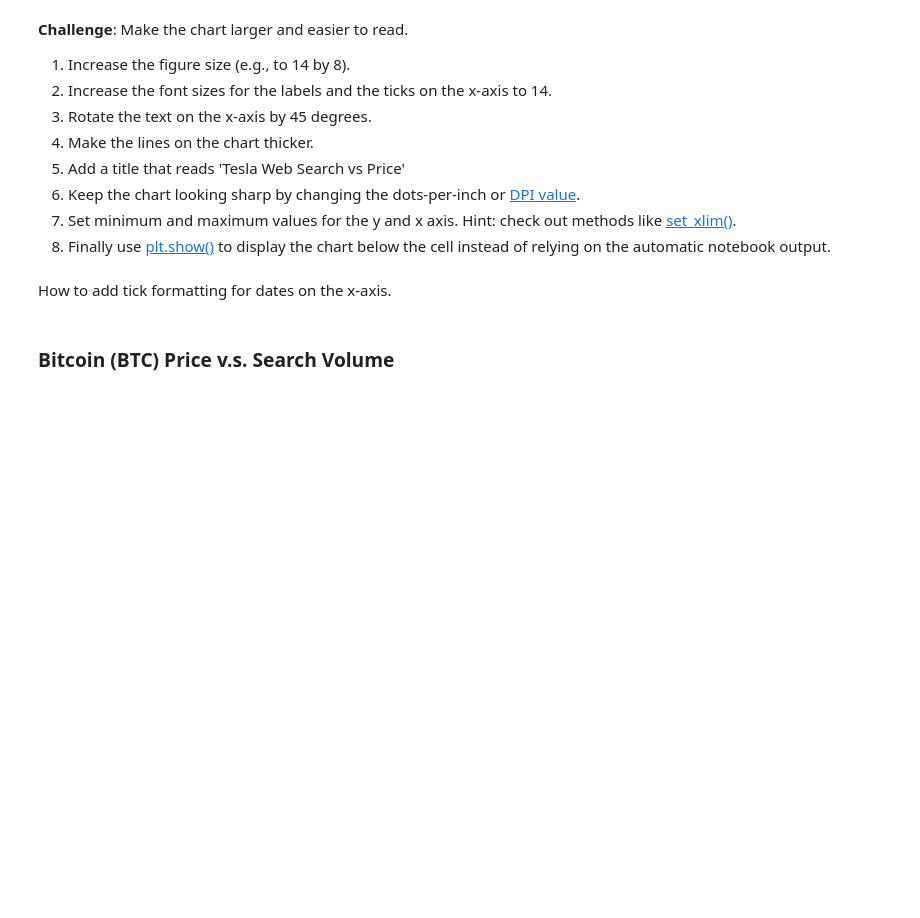
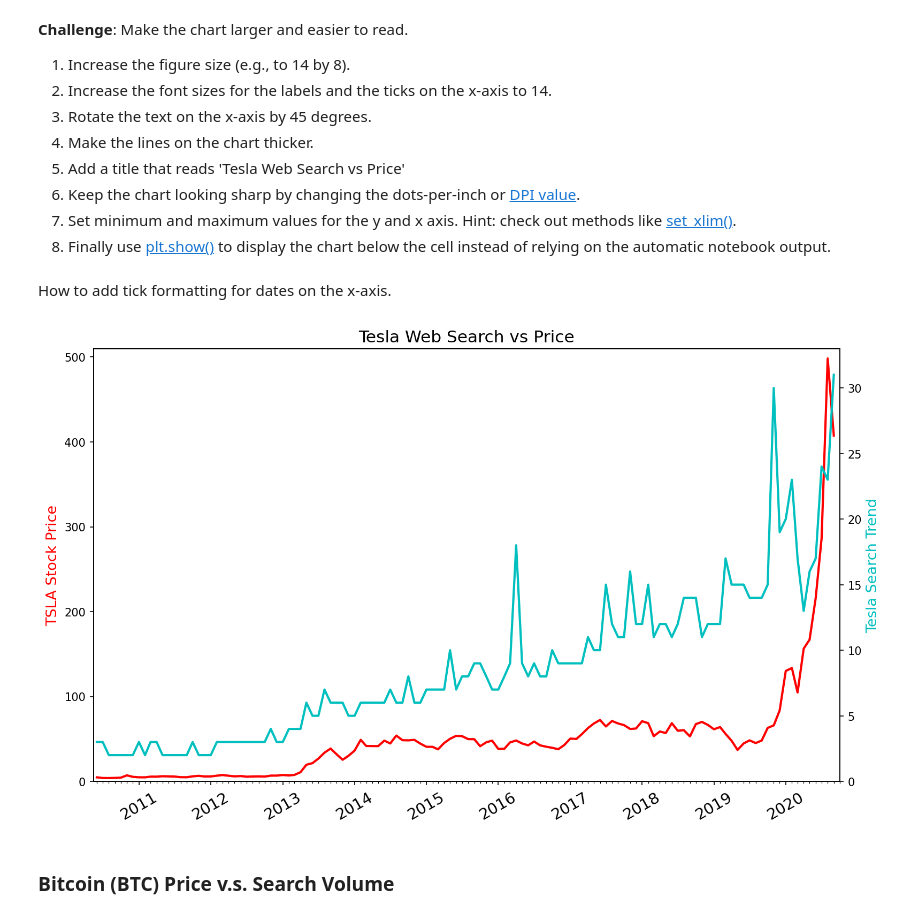
Before and after one commit to Jonikulov/100-days-python-bootcamp, a Jupyter notebook: day_75_resampling_visualizing_time_series/Google Trends and Data Visualization.ipynb, the cells around one changed output. Drawn from its saved outputs; the diff is of its cells as text; code cells hidden in the pictures; blank space fills up the shorter version.

```diff
--- a/day_75_resampling_visualizing_time_series/Google Trends and Data Visualization.ipynb
+++ b/day_75_resampling_visualizing_time_series/Google Trends and Data Visualization.ipynb
@@ -250,0 +282,3 @@ Number of missing values:
+# %%
+df_tesla["MONTH"] = pd.to_datetime(df_tesla["MONTH"], format="%Y-%m-%d")
+df_tesla.dtypes
@@ -259,2 +363,5 @@ Number of missing values:
 # %%
 # Create locators for ticks on the time axis
+years = mpdates.YearLocator()
+months = mpdates.MonthLocator()
+years_fmt = mpdates.DateFormatter("%Y")
@@ -281,6 +386,31 @@ Hint: you can colour both the [axis labels](https://matplotlib.org/3.3.2/api/tex
 8. Finally use [plt.show()](https://matplotlib.org/3.2.1/api/_as_gen/matplotlib.pyplot.show.html) to display the chart below the cell instead of relying on the automatic notebook output.
 # %% [markdown]
 How to add tick formatting for dates on the x-axis.
+# %%
+plt.figure(figsize=(12, 7), dpi=150)
+plt.title("Tesla Web Search vs Price", fontsize=15)
+plt.xticks(fontsize=14, rotation=30)
+
+ax1 = plt.gca()
+ax2 = ax1.twinx()
+
+ax1.plot(df_tesla["MONTH"], df_tesla["TSLA_USD_CLOSE"], c="r", linewidth=2)
+ax2.plot(df_tesla["MONTH"], df_tesla["TSLA_WEB_SEARCH"], c="c", linewidth=2)
+
+ax1.set_ylabel("TSLA Stock Price", fontsize=13, c="r")
+ax2.set_ylabel("Tesla Search Trend", fontsize=13, c="c")
+ax1.set_xlim(date(2010, 5, 15), date(2020, 10, 1))
+ax1.set_ylim(0, 510)
+ax2.set_ylim(0, 33)
+
+# format the ticks
+ax1.xaxis.set_major_locator(years)
+ax1.xaxis.set_minor_locator(months)
+ax1.xaxis.set_major_formatter(years_fmt)
+
+plt.show()
+# %% [output]
+[figure, added]
 # %% [markdown]
 ### Bitcoin (BTC) Price v.s. Search Volume
 # %% [markdown]
```
Also changed, not shown: parts of 28 cells of this notebook.
